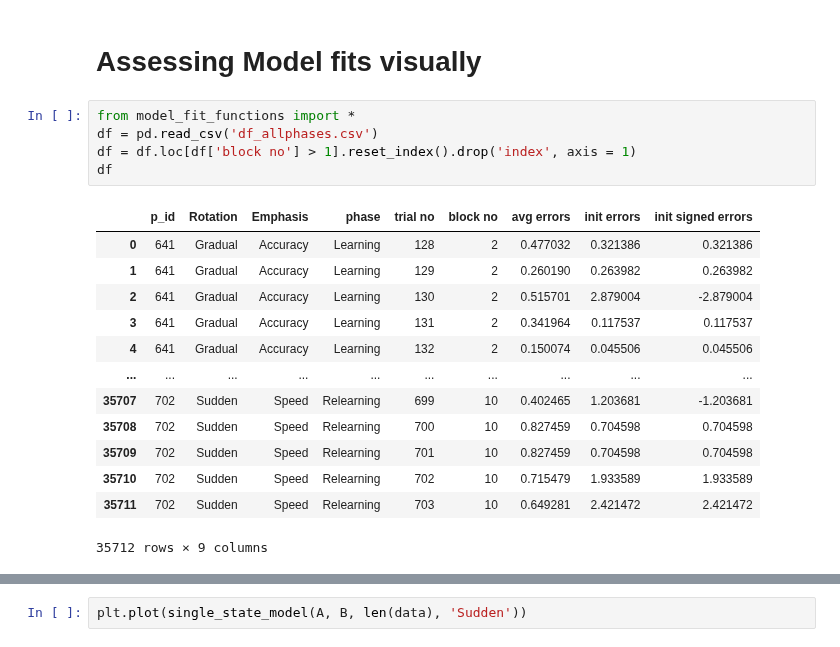
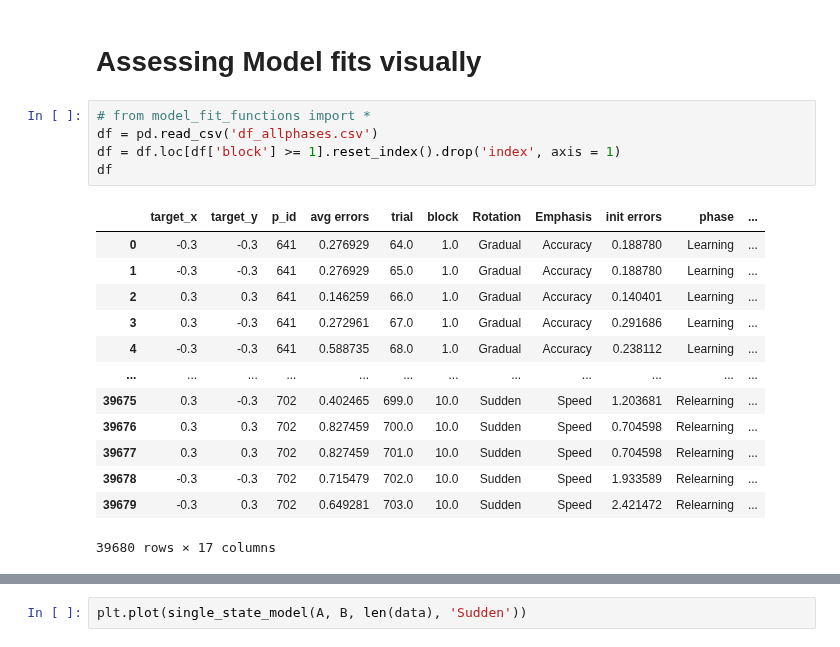
Before and after one commit to tejas-savalia/vma_behavioral, a Jupyter notebook: All experiments/feedback_aiming_unlearning/model_comparisons.ipynb, the cells around one changed output, grey strips where cells are left out. Cells and saved outputs as stored; diff of their text form.

Commit message:
assessing model fits

```diff
--- a/All experiments/feedback_aiming_unlearning/model_comparisons.ipynb
+++ b/All experiments/feedback_aiming_unlearning/model_comparisons.ipynb
@@ -218,22 +218,22 @@ plt.hist(single_fits['gof'].values - dual_fits['gof'].values)
 # %% [markdown]
 # Assessing Model fits visually
 # %%
-from model_fit_functions import *
+# from model_fit_functions import *
 df = pd.read_csv('df_allphases.csv')
-df = df.loc[df['block no'] > 1].reset_index().drop('index', axis = 1)
+df = df.loc[df['block'] >= 1].reset_index().drop('index', axis = 1)
 df
 # %% [output]
-|  | p_id | Rotation | Emphasis | phase | trial no | block no | avg errors | init errors | init signed errors |
-| 0 | 641 | Gradual | Accuracy | Learning | 128 | 2 | 0.477032 | 0.321386 | 0.321386 |
-| 1 | 641 | Gradual | Accuracy | Learning | 129 | 2 | 0.260190 | 0.263982 | 0.263982 |
-| 2 | 641 | Gradual | Accuracy | Learning | 130 | 2 | 0.515701 | 2.879004 | -2.879004 |
-| 3 | 641 | Gradual | Accuracy | Learning | 131 | 2 | 0.341964 | 0.117537 | 0.117537 |
-| 4 | 641 | Gradual | Accuracy | Learning | 132 | 2 | 0.150074 | 0.045506 | 0.045506 |
-| ... | ... | ... | ... | ... | ... | ... | ... | ... | ... |
-| 35707 | 702 | Sudden | Speed | Relearning | 699 | 10 | 0.402465 | 1.203681 | -1.203681 |
-| 35708 | 702 | Sudden | Speed | Relearning | 700 | 10 | 0.827459 | 0.704598 | 0.704598 |
-| 35709 | 702 | Sudden | Speed | Relearning | 701 | 10 | 0.827459 | 0.704598 | 0.704598 |
-| 35710 | 702 | Sudden | Speed | Relearning | 702 | 10 | 0.715479 | 1.933589 | 1.933589 |
-| 35711 | 702 | Sudden | Speed | Relearning | 703 | 10 | 0.649281 | 2.421472 | 2.421472 |
+|  | target_x | target_y | p_id | avg errors | trial | block | Rotation | Emphasis | init errors | phase | ... |
+| 0 | -0.3 | -0.3 | 641 | 0.276929 | 64.0 | 1.0 | Gradual | Accuracy | 0.188780 | Learning | ... |
+| 1 | -0.3 | -0.3 | 641 | 0.276929 | 65.0 | 1.0 | Gradual | Accuracy | 0.188780 | Learning | ... |
+| 2 | 0.3 | 0.3 | 641 | 0.146259 | 66.0 | 1.0 | Gradual | Accuracy | 0.140401 | Learning | ... |
+| 3 | 0.3 | -0.3 | 641 | 0.272961 | 67.0 | 1.0 | Gradual | Accuracy | 0.291686 | Learning | ... |
+| 4 | -0.3 | -0.3 | 641 | 0.588735 | 68.0 | 1.0 | Gradual | Accuracy | 0.238112 | Learning | ... |
+| ... | ... | ... | ... | ... | ... | ... | ... | ... | ... | ... | ... |
+| 39675 | 0.3 | -0.3 | 702 | 0.402465 | 699.0 | 10.0 | Sudden | Speed | 1.203681 | Relearning | ... |
+| 39676 | 0.3 | 0.3 | 702 | 0.827459 | 700.0 | 10.0 | Sudden | Speed | 0.704598 | Relearning | ... |
+| 39677 | 0.3 | 0.3 | 702 | 0.827459 | 701.0 | 10.0 | Sudden | Speed | 0.704598 | Relearning | ... |
+| 39678 | -0.3 | -0.3 | 702 | 0.715479 | 702.0 | 10.0 | Sudden | Speed | 1.933589 | Relearning | ... |
+| 39679 | -0.3 | 0.3 | 702 | 0.649281 | 703.0 | 10.0 | Sudden | Speed | 2.421472 | Relearning | ... |
-35712 rows × 9 columns
+39680 rows × 17 columns
 # %%
```
Also changed, not shown: parts of 4 cells of this notebook, 1 other file.
